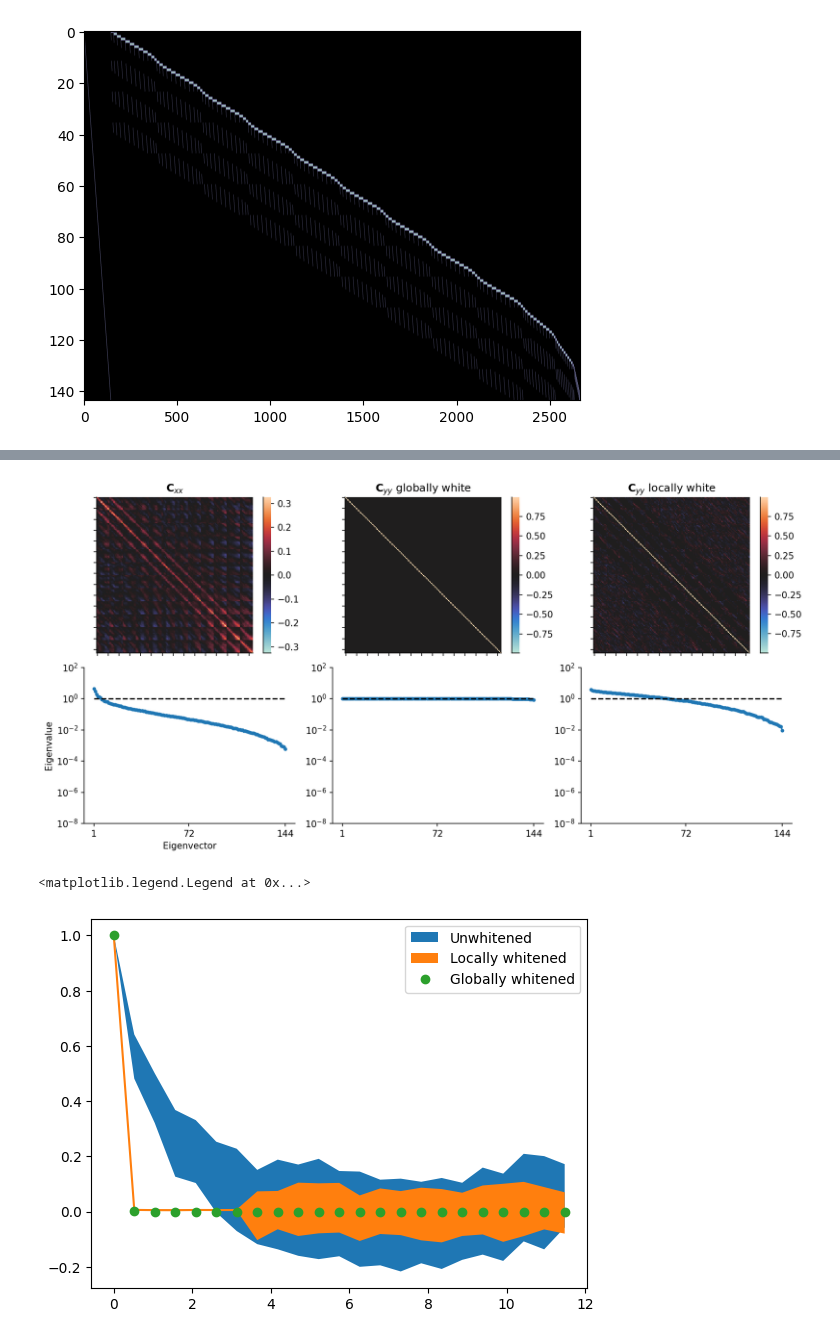
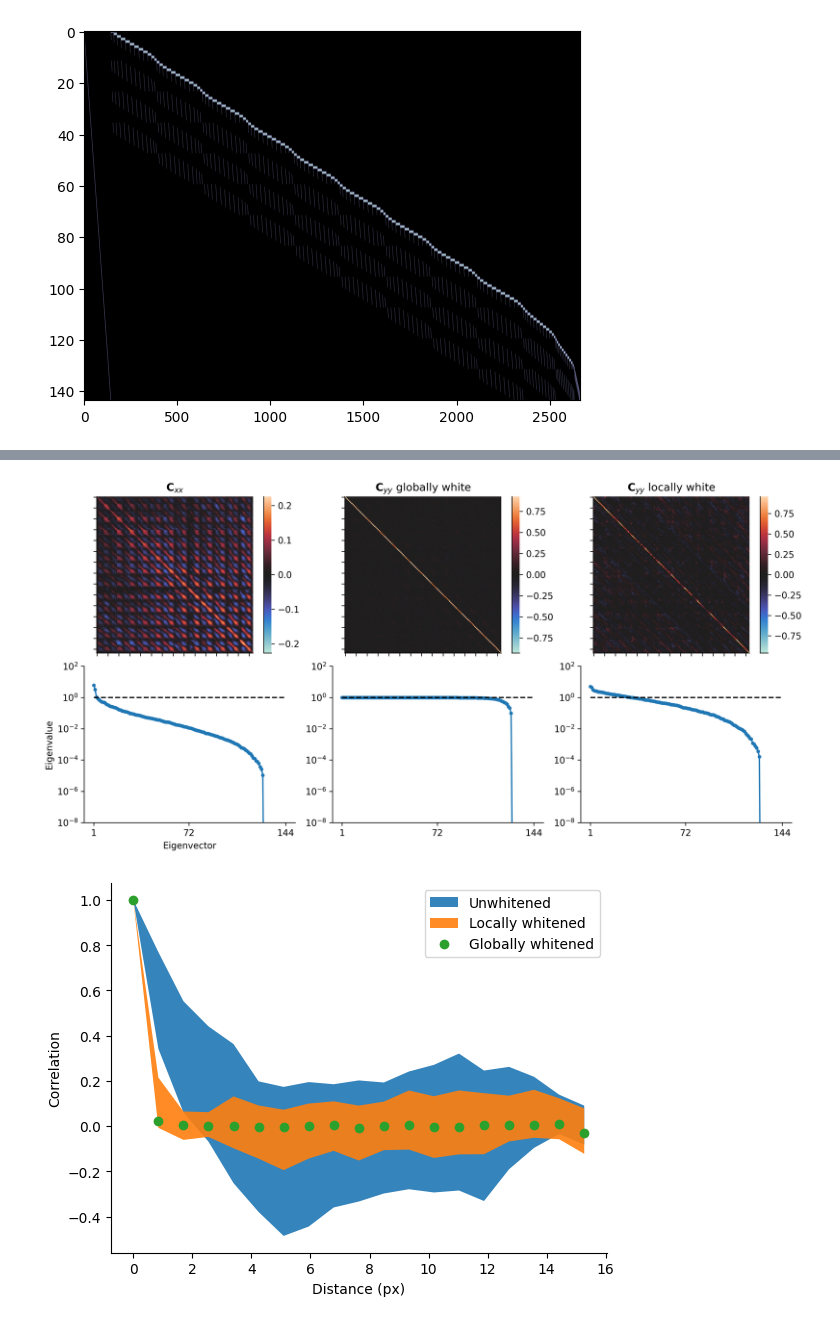
Before and after one commit to lyndond/frame_whitening, a Jupyter notebook: figures/conv2d.ipynb, the cells around one changed output, grey strips where cells are left out. Saved outputs shown, nothing was run; the diff lists cells and outputs as text; code cells hidden in the pictures.

Commit message:
local whitening

```diff
--- a/figures/conv2d.ipynb
+++ b/figures/conv2d.ipynb
@@ -67,10 +65,8 @@ l12 = 1/np.sqrt(ll)
 
 Mw = V @ np.diag(l12) @ V.T
 # %%
-def get_corr_by_dist(X):
+def get_corr_by_dist(X: npt.NDArray[np.float64]) -> npt.NDArray[np.float64]:
     arr = []
-
-    # correlation matrix of X0
     corr0 = np.corrcoef(X.T)
 
     for i in range(Cxx0.shape[0]):
@@ -99,7 +95,7 @@ for ctx in range(len(all_contexts)):
     ax.plot(yyy.bin_edges[:-1], yyy.statistic, ".-", color=cols[ctx])
 
 ax.hlines(0, 0, patch_h, "k")
-ax.set(xlim=(0, patch_h), ylim=(-.2, 1.1), xticks=np.arange(0, patch_h+1, 5),
+ax.set(xlim=(0, patch_h), ylim=(-.2, 1.1), xticks=np.arange(-.1, patch_h+1, 5),
 xlabel="Distance (px)", ylabel="Correlation")
 sns.despine()
 fig.tight_layout()
@@ -189,6 +164,5 @@ sns.despine()
 # %%
 Cw_local = np.cov(Xw_local.reshape(n_steps, -1).T)
-# Cw_clamp = np.cov(Xw_clamp.reshape(n_steps, -1).T)
 
 ll, V = np.linalg.eigh(Cxx)
 l12 = 1/np.sqrt(ll)
@@ -204,29 +178,24 @@ def spectrum(C):
     return np.sort(np.abs(np.linalg.eigh(C)[0]))[::-1] + 1E-15
 
 
-fig, ax = plt.subplots(2, 3, figsize=(12, 6), dpi=150, sharex="row")
+fig, ax = plt.subplots(2, 3, figsize=(12, 6), dpi=300, sharex="row")
 N = Cxx0.shape[0]
 
 heatmap(Cxx0, ax[0,0])
 heatmap(Cww, ax[0,1])
 heatmap(Cw_local, ax[0,2])
-# heatmap(Cw_clamp, ax[0,3])
 
 ax[1,0].plot(np.arange(1,N+1), spectrum(Cxx0), ".-")
 ax[1,1].plot(np.arange(1, N+1), spectrum(Cww), ".-")
 ax[1,2].plot(np.arange(1, N+1), spectrum(Cw_local), ".-")
-# ax[1,3].plot(np.arange(1, N+1), spectrum(Cw_clamp), ".-")
 
 ax[1,0].hlines(1, 1, N, color="k", linestyle="--")
 ax[1,1].hlines(1, 1, N, color="k", linestyle="--")
 ax[1,2].hlines(1, 1, N, color="k", linestyle="--")
-# ax[1,3].hlines(1, 1, N, color="k", linestyle="--")
-
 
 ax[0,0].set(title=r"${\bf C}_{xx}$", xticklabels=[], yticklabels=[])
 ax[0,1].set(title=r"${\bf C}_{yy}$ globally white", xticklabels=[], yticklabels=[])
 ax[0,2].set(title=r"${\bf C}_{yy}$ locally white", xticklabels=[], yticklabels=[])
-# ax[0,3].set(title=r"${\bf C}_{yy}$ locally adapted", xticklabels=[], yticklabels=[])
 
 yscale = "log"
 _YMIN, _YMAX = 1E-8, 100
@@ -236,39 +205,34 @@ ax[1, 0].set( yscale=yscale,
 
 ax[1, 1].set( yscale=yscale, ylim=(_YMIN, _YMAX))
 ax[1, 2].set( yscale=yscale, ylim=(_YMIN, _YMAX))
-# ax[1, 3].set( yscale=yscale, ylim=(_YMIN, _YMAX))
 
 fig.tight_layout()
 sns.despine()
 # %% [output]
-[figure, old version]
+[figure, new version]
 # %%
+bins = np.linspace(0, np.sqrt(patch_h**2 + patch_w**2), 21)
+
 arr = get_corr_by_dist(X0)
-yyy = scipy.stats.binned_statistic(arr[:, 0], arr[:, 1], bins=np.linspace(0, patch_h, 2*patch_h), statistic="mean")
-zzz = scipy.stats.binned_statistic(arr[:, 0], arr[:, 1], bins=np.linspace(0, patch_h, 2*patch_h), statistic="std")
-# plt.errorbar(yyy.bin_edges[:-1], yyy.statistic, zzz.statistic, label="Unwhitened")
+yyy = scipy.stats.binned_statistic(arr[:, 0], arr[:, 1], bins=bins, statistic="mean")
+zzz = scipy.stats.binned_statistic(arr[:, 0], arr[:, 1], bins=bins, statistic= "std")
+
+fig, ax = plt.subplots(1, 1)
 mu, sig = yyy.statistic, zzz.statistic
-plt.fill_between(yyy.bin_edges[:-1], mu - sig, mu + sig, label="Unwhitened")
-
-
+ax.fill_between(yyy.bin_edges[:-1], mu-sig, mu+sig, label="Unwhitened", alpha=0.9)
 
 arr = get_corr_by_dist(Xw_local.reshape(n_steps, -1))
-yyy = scipy.stats.binned_statistic(arr[:, 0], arr[:, 1], bins=np.linspace(0, patch_h, 2*patch_h), statistic="mean")
-zzz = scipy.stats.binned_statistic(arr[:, 0], arr[:, 1], bins=np.linspace(0, patch_h, 2*patch_h), statistic="std")
-# plt.errorbar(yyy.bin_edges[:-1], yyy.statistic, zzz.statistic, label="Locally whitened")
+yyy = scipy.stats.binned_statistic(arr[:, 0], arr[:, 1], bins=bins, statistic="mean")
+zzz = scipy.stats.binned_statistic(arr[:, 0], arr[:, 1], bins=bins, statistic= "std")
+
 mu, sig = yyy.statistic, zzz.statistic
-plt.fill_between(yyy.bin_edges[:-1], mu - sig, mu + sig, label="Locally whitened")
-plt.plot(yyy.bin_edges[:-1], yyy.statistic, "C1")
-
+ax.fill_between(yyy.bin_edges[:-1], mu-sig, mu+sig, label="Locally whitened", alpha=0.9)
 
 arr = get_corr_by_dist(Xw.reshape(n_steps, -1))
-yyy = scipy.stats.binned_statistic(arr[:, 0], arr[:, 1], bins=np.linspace(0, patch_h, 2*patch_h), statistic="mean")
-# yyy = scipy.stats.binned_statistic(arr[:, 0], arr[:, 1], bins=np.linspace(0, patch_h, 2*patch_h), statistic="mean")
-plt.plot(yyy.bin_edges[:-1], yyy.statistic, "oC2", label="Globally whitened", lw=.5)
-
-# plt.fill_between(yyy.bin_edges[:-1], mu - sig, mu + sig, label="Unwhitened")
-
-plt.legend()
+yyy = scipy.stats.binned_statistic(arr[:, 0], arr[:, 1], bins=bins, statistic="mean")
+ax.plot(yyy.bin_edges[:-1], yyy.statistic, "oC2", label="Globally whitened", lw=.5)
+ax.legend()
+ax.set(xlabel="Distance (px)", ylabel="Correlation")
+sns.despine()
 # %% [output]
-<matplotlib.legend.Legend at 0x...>
-[figure, old version]
+[figure, new version]
```
Also changed, not shown: parts of 9 cells of this notebook.
